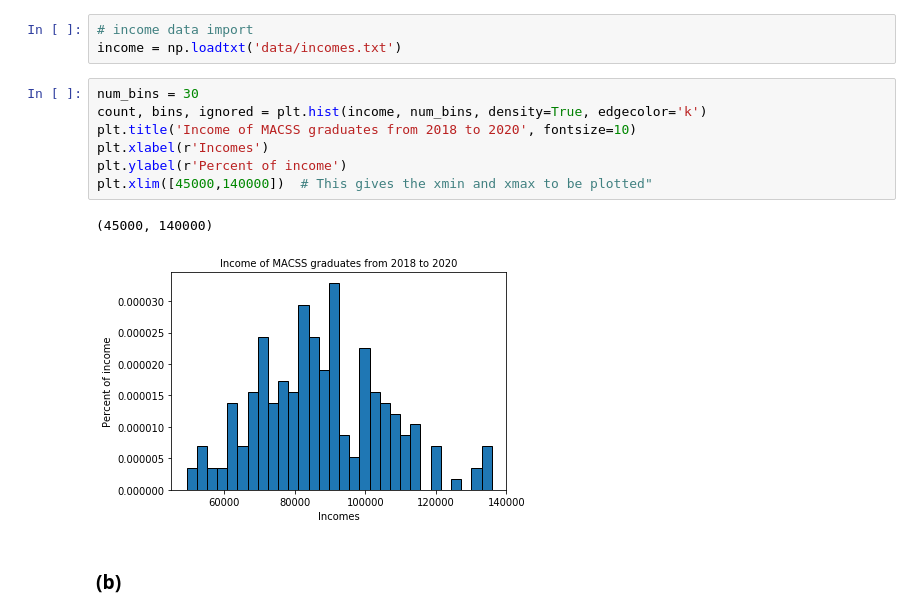
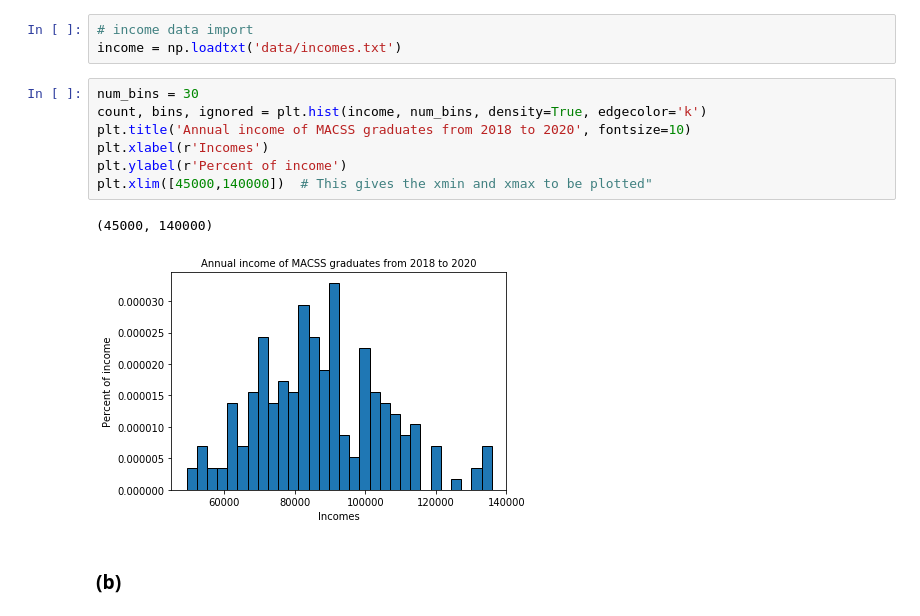
Before and after one commit to timqzhang/persp-model-econ_w20, a Jupyter notebook: ProblemSets/PS4/per_hw4.ipynb, the cells around one changed output. Saved outputs shown, nothing was run; the diff lists cells and outputs as text.

```diff
--- a/ProblemSets/PS4/per_hw4.ipynb
+++ b/ProblemSets/PS4/per_hw4.ipynb
@@ -21,13 +21,13 @@ income = np.loadtxt('data/incomes.txt')
 # %%
 num_bins = 30
 count, bins, ignored = plt.hist(income, num_bins, density=True, edgecolor='k')
-plt.title('Income of MACSS graduates from 2018 to 2020', fontsize=10)
+plt.title('Annual income of MACSS graduates from 2018 to 2020', fontsize=10)
 plt.xlabel(r'Incomes')
 plt.ylabel(r'Percent of income')
 plt.xlim([45000,140000])  # This gives the xmin and xmax to be plotted"
 # %% [output]
 (45000, 140000)
-[figure, old version]
+[figure, new version]
 # %% [markdown]
 ### (b)
 # %%
```
Also changed, not shown: parts of 3 cells of this notebook.
